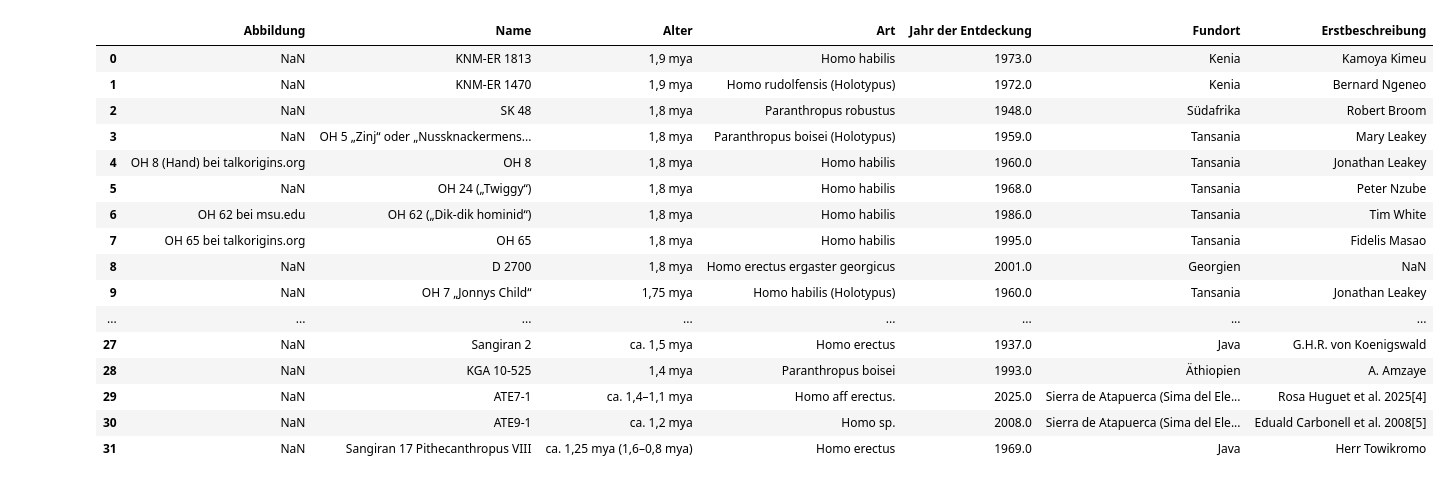
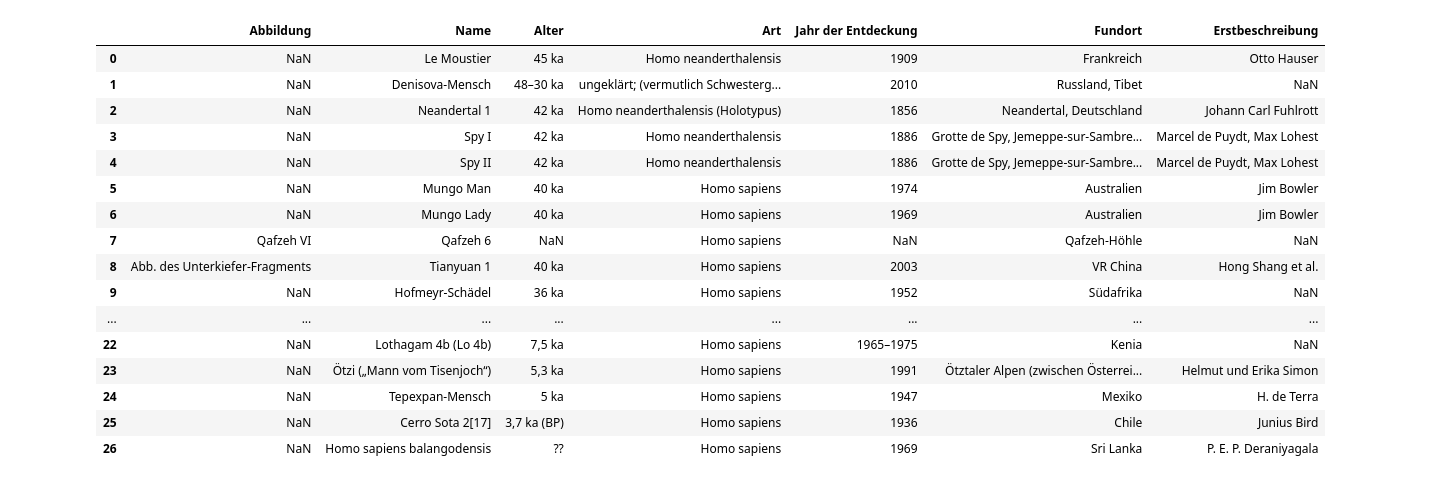
Before and after one commit to domschl/EbookTools, a Jupyter notebook: wiki_exporter_next.ipynb, the cells around one changed output. Cells and saved outputs as stored; diff of their text form; code cells hidden in the pictures.

```diff
--- a/wiki_exporter_next.ipynb
+++ b/wiki_exporter_next.ipynb
@@ -223,24 +223,24 @@ def date_merge(year, rest):
 url= "https://de.wikipedia.org/wiki/Liste_homininer_Fossilien"
 tables = pd.read_html(url)
 # %%
-tables[1]
+tables[4]
 # %% [output]
 |  | Abbildung | Name | Alter | Art | Jahr der Entdeckung | Fundort | Erstbeschreibung |
-| 0 | NaN | KNM-ER 1813 | 1,9 mya | Homo habilis | 1973.0 | Kenia | Kamoya Kimeu |
-| 1 | NaN | KNM-ER 1470 | 1,9 mya | Homo rudolfensis (Holotypus) | 1972.0 | Kenia | Bernard Ngeneo |
-| 2 | NaN | SK 48 | 1,8 mya | Paranthropus robustus | 1948.0 | Südafrika | Robert Broom |
-| 3 | NaN | OH 5 „Zinj“ oder „Nussknackermens... | 1,8 mya | Paranthropus boisei (Holotypus) | 1959.0 | Tansania | Mary Leakey |
-| 4 | OH 8 (Hand) bei talkorigins.org | OH 8 | 1,8 mya | Homo habilis | 1960.0 | Tansania | Jonathan Leakey |
-| 5 | NaN | OH 24 („Twiggy“) | 1,8 mya | Homo habilis | 1968.0 | Tansania | Peter Nzube |
-| 6 | OH 62 bei msu.edu | OH 62 („Dik-dik hominid“) | 1,8 mya | Homo habilis | 1986.0 | Tansania | Tim White |
-| 7 | OH 65 bei talkorigins.org | OH 65 | 1,8 mya | Homo habilis | 1995.0 | Tansania | Fidelis Masao |
-| 8 | NaN | D 2700 | 1,8 mya | Homo erectus ergaster georgicus | 2001.0 | Georgien | NaN |
-| 9 | NaN | OH 7 „Jonnys Child“ | 1,75 mya | Homo habilis (Holotypus) | 1960.0 | Tansania | Jonathan Leakey |
+| 0 | NaN | Le Moustier | 45 ka | Homo neanderthalensis | 1909 | Frankreich | Otto Hauser |
+| 1 | NaN | Denisova-Mensch | 48–30 ka | ungeklärt; (vermutlich Schwesterg... | 2010 | Russland, Tibet | NaN |
+| 2 | NaN | Neandertal 1 | 42 ka | Homo neanderthalensis (Holotypus) | 1856 | Neandertal, Deutschland | Johann Carl Fuhlrott |
+| 3 | NaN | Spy I | 42 ka | Homo neanderthalensis | 1886 | Grotte de Spy, Jemeppe-sur-Sambre... | Marcel de Puydt, Max Lohest |
+| 4 | NaN | Spy II | 42 ka | Homo neanderthalensis | 1886 | Grotte de Spy, Jemeppe-sur-Sambre... | Marcel de Puydt, Max Lohest |
+| 5 | NaN | Mungo Man | 40 ka | Homo sapiens | 1974 | Australien | Jim Bowler |
+| 6 | NaN | Mungo Lady | 40 ka | Homo sapiens | 1969 | Australien | Jim Bowler |
+| 7 | Qafzeh VI | Qafzeh 6 | NaN | Homo sapiens | NaN | Qafzeh-Höhle | NaN |
+| 8 | Abb. des Unterkiefer-Fragments | Tianyuan 1 | 40 ka | Homo sapiens | 2003 | VR China | Hong Shang et al. |
+| 9 | NaN | Hofmeyr-Schädel | 36 ka | Homo sapiens | 1952 | Südafrika | NaN |
 | ... | ... | ... | ... | ... | ... | ... | ... |
-| 27 | NaN | Sangiran 2 | ca. 1,5 mya | Homo erectus | 1937.0 | Java | G.H.R. von Koenigswald |
-| 28 | NaN | KGA 10-525 | 1,4 mya | Paranthropus boisei | 1993.0 | Äthiopien | A. Amzaye |
-| 29 | NaN | ATE7-1 | ca. 1,4–1,1 mya | Homo aff erectus. | 2025.0 | Sierra de Atapuerca (Sima del Ele... | Rosa Huguet et al. 2025[4] |
-| 30 | NaN | ATE9-1 | ca. 1,2 mya | Homo sp. | 2008.0 | Sierra de Atapuerca (Sima del Ele... | Eduald Carbonell et al. 2008[5] |
-| 31 | NaN | Sangiran 17 Pithecanthropus VIII | ca. 1,25 mya (1,6–0,8 mya) | Homo erectus | 1969.0 | Java | Herr Towikromo |
+| 22 | NaN | Lothagam 4b (Lo 4b) | 7,5 ka | Homo sapiens | 1965–1975 | Kenia | NaN |
+| 23 | NaN | Ötzi („Mann vom Tisenjoch“) | 5,3 ka | Homo sapiens | 1991 | Ötztaler Alpen (zwischen Österrei... | Helmut und Erika Simon |
+| 24 | NaN | Tepexpan-Mensch | 5 ka | Homo sapiens | 1947 | Mexiko | H. de Terra |
+| 25 | NaN | Cerro Sota 2[17] | 3,7 ka (BP) | Homo sapiens | 1936 | Chile | Junius Bird |
+| 26 | NaN | Homo sapiens balangodensis | ?? | Homo sapiens | 1969 | Sri Lanka | P. E. P. Deraniyagala |
 # %%
 hist = []
```
Also changed, not shown: parts of 4 cells of this notebook, 1 other file.
